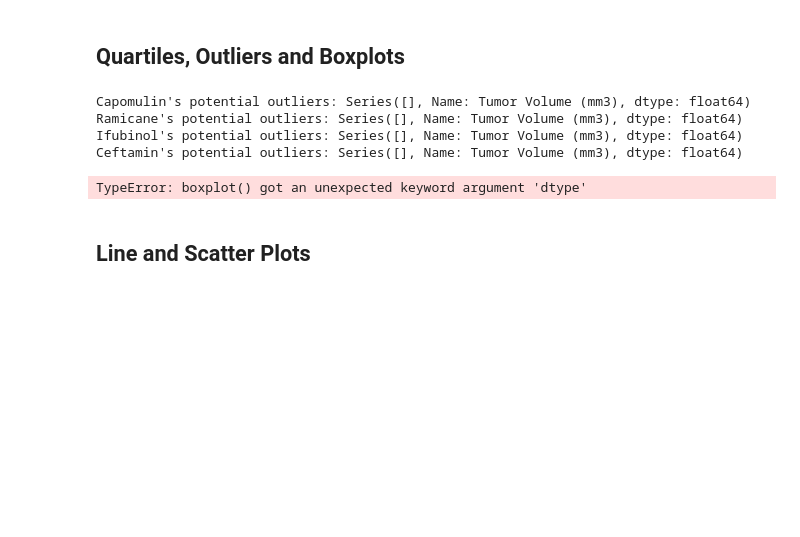
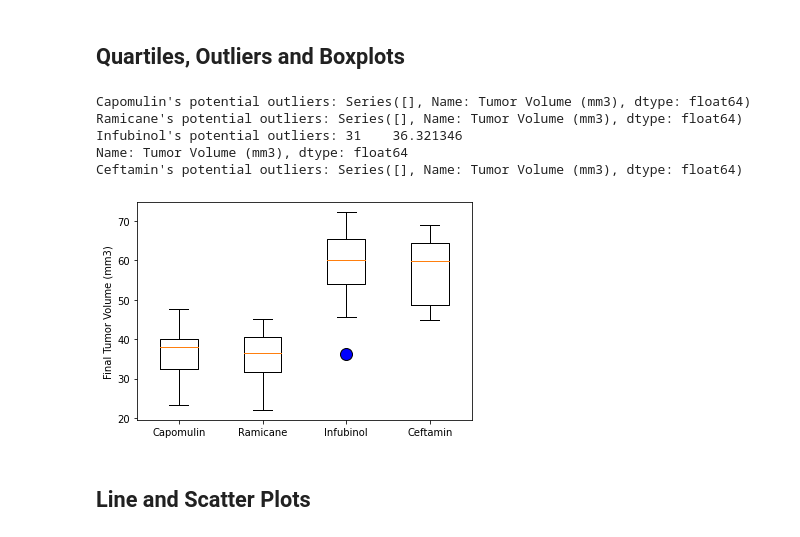
Before and after one commit to maximizo/Research-Study-Visualizations-Matplotlib, a Jupyter notebook: code/Pymaceuticals_final.ipynb, the cells around one changed output. Drawn from its saved outputs; the diff is of its cells as text; code cells hidden in the pictures; blank space fills up the shorter version.

Commit message:
adding plots to ipynb

```diff
--- a/code/Pymaceuticals_final.ipynb
+++ b/code/Pymaceuticals_final.ipynb
@@ -204,7 +204,7 @@ max_tumor = max_tumor.reset_index()
 merged_data = max_tumor.merge(clean_data, on = ['Mouse ID', 'Timepoint'], how='left')
 # %%
 # Put treatments into a list for for loop (and later for plot labels)
-treatments_list = ['Capomulin', 'Ramicane', 'Ifubinol', 'Ceftamin']
+treatments_list = ['Capomulin', 'Ramicane', 'Infubinol', 'Ceftamin']
 
 # Create empty list to fill with tumor vol data (for plotting)
 tumor_volume = []
@@ -230,16 +230,17 @@ for drug in treatments_list:
 # %% [output]
 Capomulin's potential outliers: Series([], Name: Tumor Volume (mm3), dtype: float64)
 Ramicane's potential outliers: Series([], Name: Tumor Volume (mm3), dtype: float64)
-Ifubinol's potential outliers: Series([], Name: Tumor Volume (mm3), dtype: float64)
+Infubinol's potential outliers: 31    36.321346
+Name: Tumor Volume (mm3), dtype: float64
 Ceftamin's potential outliers: Series([], Name: Tumor Volume (mm3), dtype: float64)
 # %%
 # Generate a box plot of the final tumor volume of each mouse across four regimens of interest
 box_plot = dict(markerfacecolor = 'blue', markersize = 12)
-plt.boxplot(tumor_volume, labels = treatments_list, flierprops = box_plot, dtype='object)
+plt.boxplot(tumor_volume, labels = treatments_list, flierprops = box_plot)
 plt.ylabel('Final Tumor Volume (mm3)')
 plt.show()
 # %% [output]
-TypeError: boxplot() got an unexpected keyword argument 'dtype'
+[figure, added]
 # %% [markdown]
 ## Line and Scatter Plots
 # %%
```
Also changed, not shown: parts of 2 cells of this notebook.
